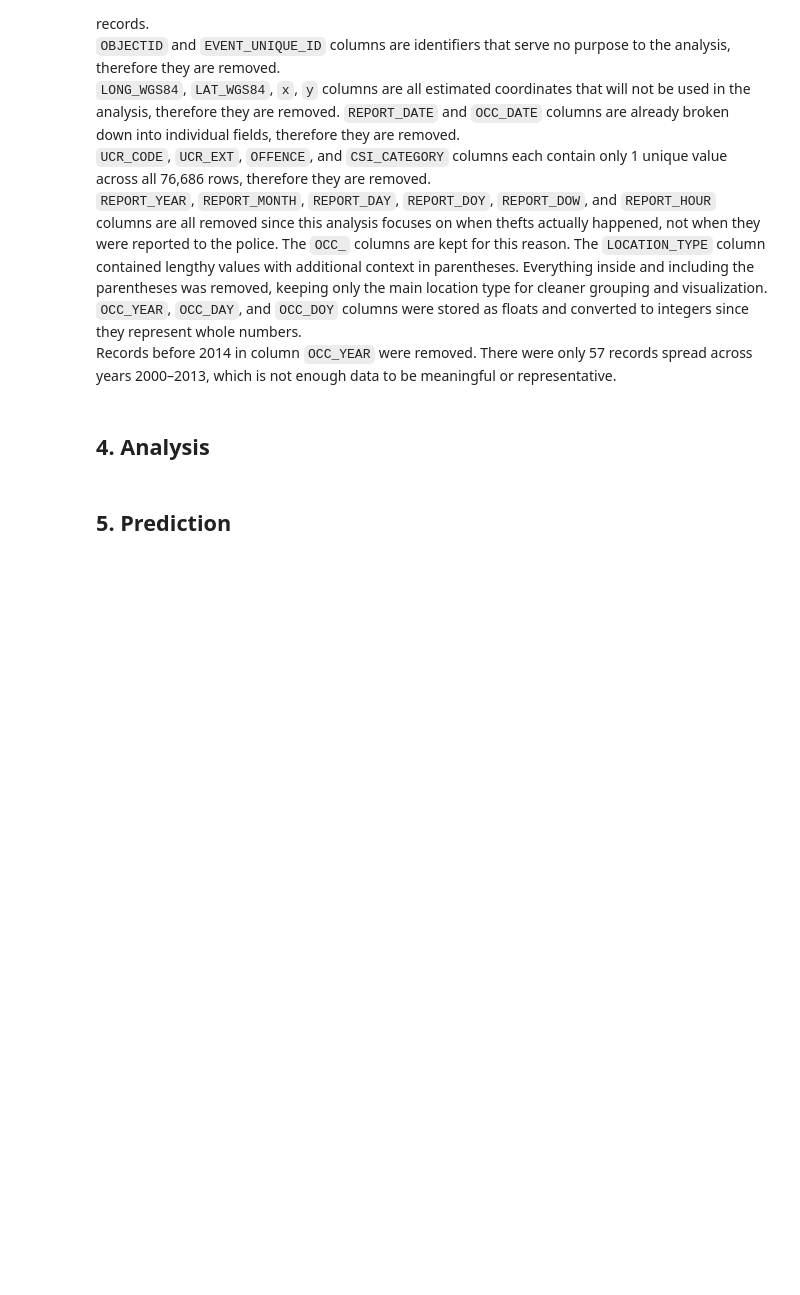
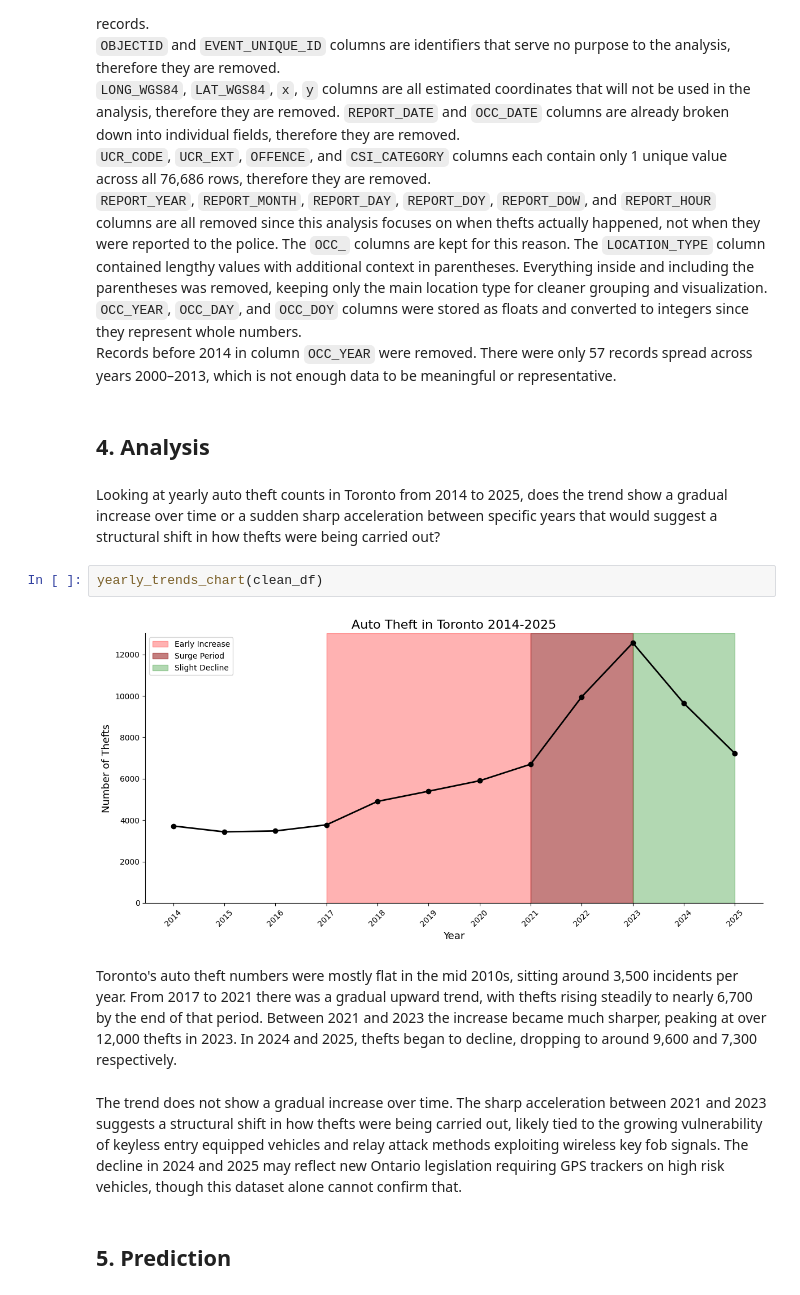
Before and after one commit to akharghani/toronto-auto-theft-analysis, a Jupyter notebook: notebooks/analysis.ipynb, the cells around one changed output. Saved outputs shown, nothing was run; the diff lists cells and outputs as text; blank space fills up the shorter version.

Commit message:
Add first question/visualization/evidence/so what to analysis

```diff
--- a/notebooks/analysis.ipynb
+++ b/notebooks/analysis.ipynb
@@ -133,6 +133,16 @@ The `LOCATION_TYPE` column contained lengthy values with additional context in p
 Records before 2014 in column `OCC_YEAR` were removed. There were only 57 records spread across years 2000–2013, which is not enough data to be meaningful or representative.
 # %% [markdown]
 ## 4. Analysis
+# %% [markdown]
+Looking at yearly auto theft counts in Toronto from 2014 to 2025, does the trend show a gradual increase over time or a sudden sharp acceleration between specific years that would suggest a structural shift in how thefts were being carried out?
+# %%
+yearly_trends_chart(clean_df)
+# %% [output]
+[figure, added]
+# %% [markdown]
+Toronto's auto theft numbers were mostly flat in the mid 2010s, sitting around 3,500 incidents per year. From 2017 to 2021 there was a gradual upward trend, with thefts rising steadily to nearly 6,700 by the end of that period. Between 2021 and 2023 the increase became much sharper, peaking at over 12,000 thefts in 2023. In 2024 and 2025, thefts began to decline, dropping to around 9,600 and 7,300 respectively.
+# %% [markdown]
+The trend does not show a gradual increase over time. The sharp acceleration between 2021 and 2023 suggests a structural shift in how thefts were being carried out, likely tied to the growing vulnerability of keyless entry equipped vehicles and relay attack methods exploiting wireless key fob signals. The decline in 2024 and 2025 may reflect new Ontario legislation requiring GPS trackers on high risk vehicles, though this dataset alone cannot confirm that.
 # %% [markdown]
 ## 5. Prediction
 # %% [markdown]
```
